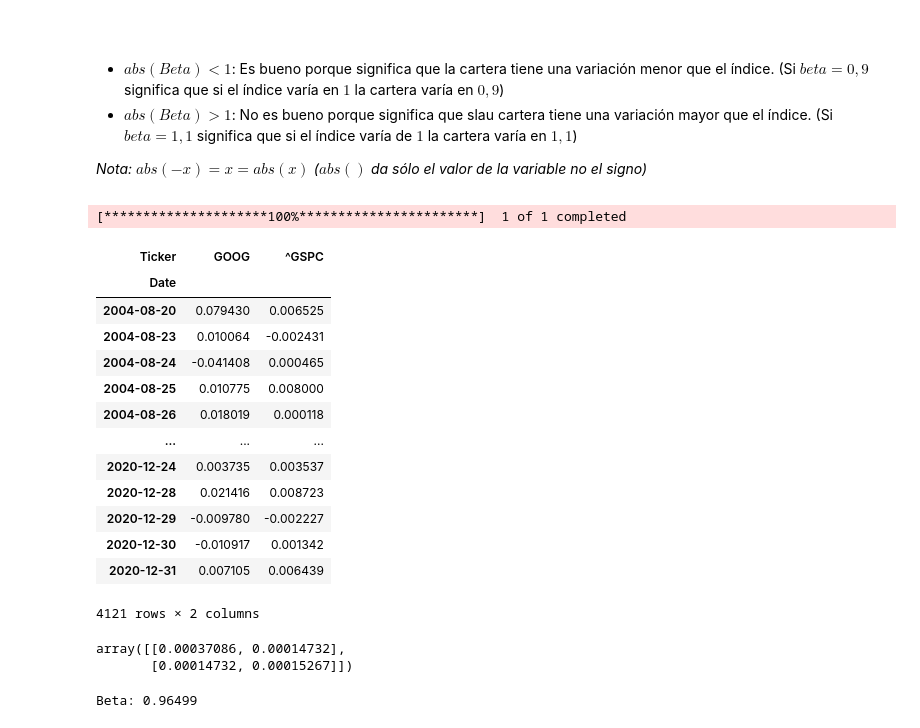
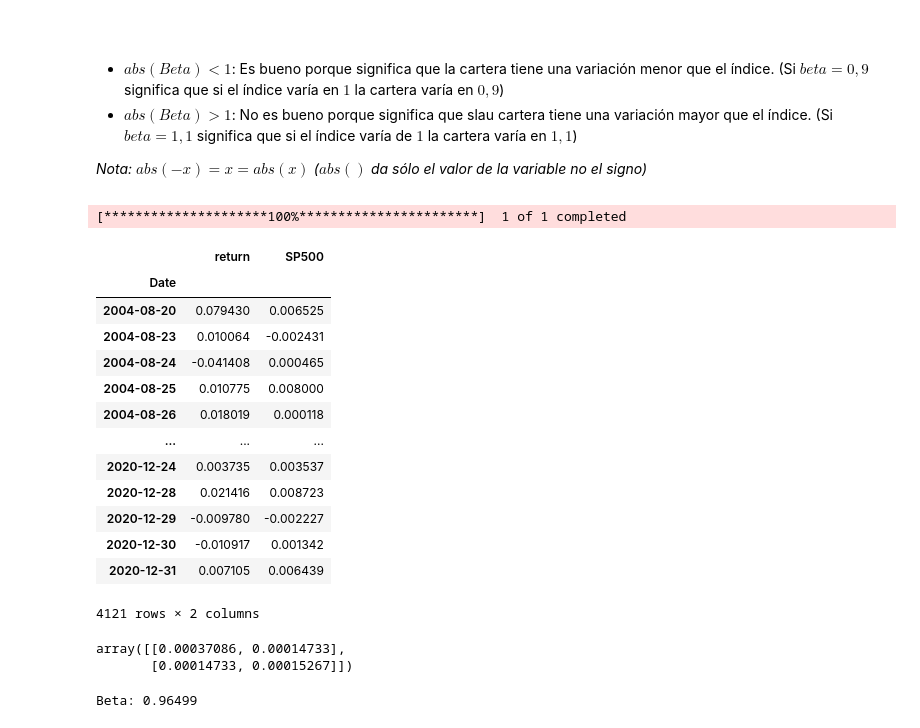
Before and after one commit to PacoDLC/trading-algoritmico-a-z-con-python, a Jupyter notebook: ES_TA_Capítulo_05_Backtesting_Vectorizado.ipynb, the cells around one changed output. Drawn from its saved outputs; the diff is of its cells as text; code cells hidden in the pictures.

```diff
--- a/ES_TA_Capítulo_05_Backtesting_Vectorizado.ipynb
+++ b/ES_TA_Capítulo_05_Backtesting_Vectorizado.ipynb
@@ -81,7 +81,7 @@ $Sortino = \frac{\mu }{\sigma_{down}}$
 # %%
 # Preparar los datos
 f = yf.download("GOOG", end = "2021-01-01") # Elegimos las acciones de Google
-return_serie = f["Close"].pct_change(1).dropna()
+return_serie = f["Close"].pct_change(1).dropna().squeeze()
 return_serie.name = "return"
 return_serie
 
@@ -110,15 +110,15 @@ $Beta = \frac{Cov(r_{M},r_{PF}) }{Var(r_{M})}$
 *Nota: $abs(-x) = x = abs(x)$ ($abs()$ da sólo el valor de la variable no el signo)*
 # %%
 # Necesitamos calcular la covarianza entre el mercado y la cartera
-sp500 = yf.download("^GSPC")["Close"].pct_change(1) # Símbolo de SP500 es "^GSPC"
+sp500 = yf.download("^GSPC")["Close"].pct_change(1).squeeze() # Símbolo de SP500 es "^GSPC"
 sp500.name = "SP500"
 
 # Los concatenamos para hacer las covarianzas
 val = pd.concat((return_serie, sp500), axis = 1).dropna()
 val
 # %% [output]
 [*********************100%***********************]  1 of 1 completed
-| Ticker | GOOG | ^GSPC |
+|  | return | SP500 |
 | Date |  |  |
 | 2004-08-20 | 0.079430 | 0.006525 |
 | 2004-08-23 | 0.010064 | -0.002431 |
@@ -137,8 +137,8 @@ val
 cov_var_mat = np.cov(val.values, rowvar = False)
 cov_var_mat
 # %% [output]
-array([[0.00037086, 0.00014732],
-       [0.00014732, 0.00015267]])
+array([[0.00037086, 0.00014733],
+       [0.00014733, 0.00015267]])
 # %%
 # Calculamos beta
 cov = cov_var_mat[0][1]
```
Also changed, not shown: parts of 12 cells of this notebook.
